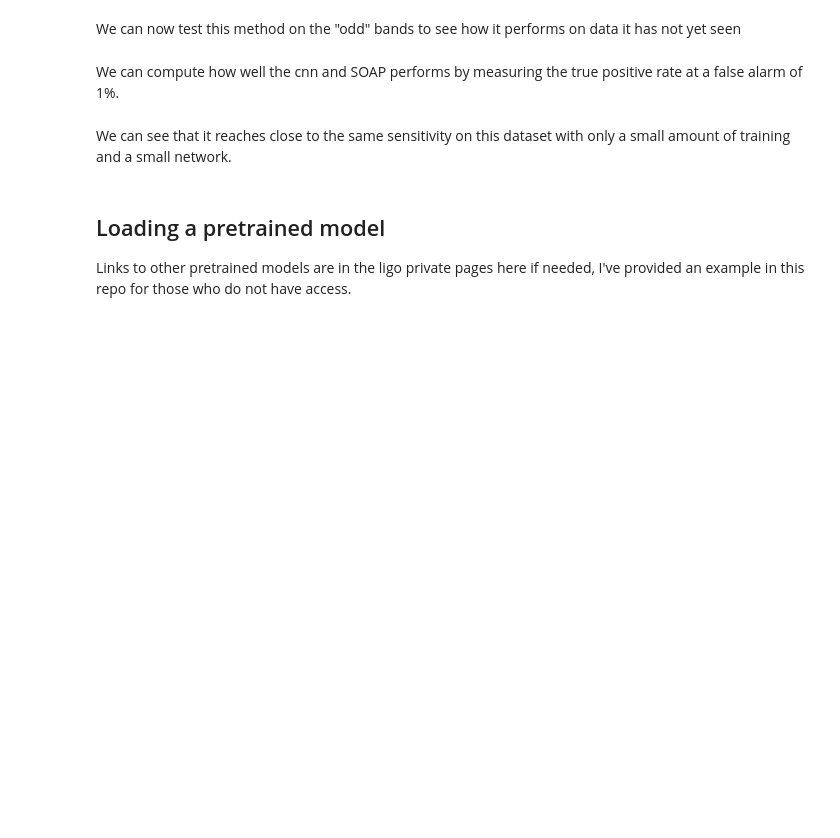
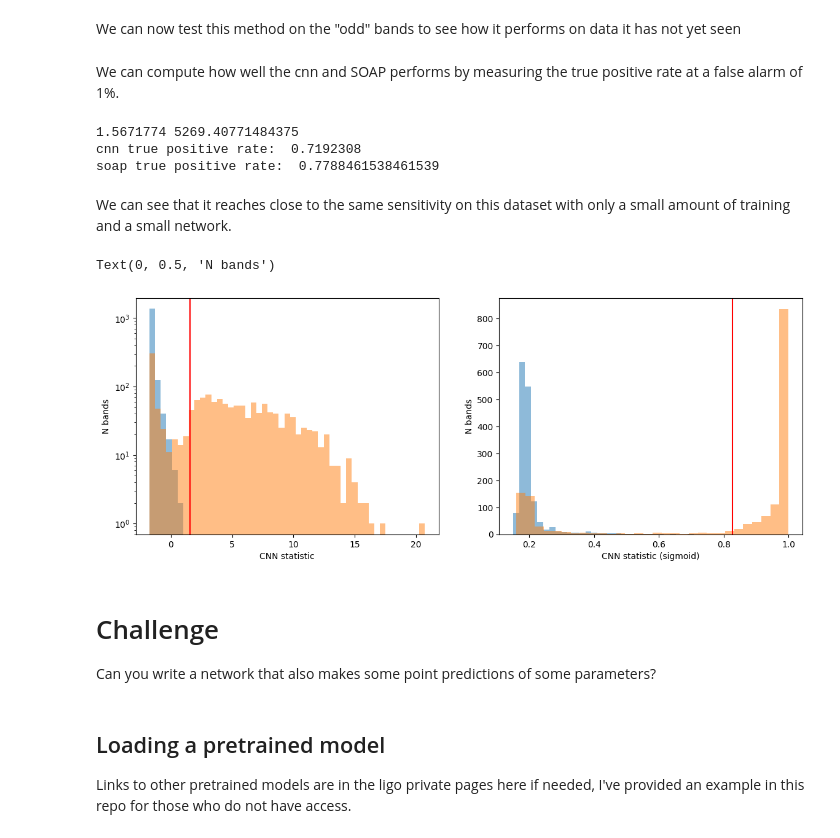
Before and after one commit to jcbayley/cwworkshop, a Jupyter notebook: cwworkshop_soap.ipynb, the cells around one changed output. Drawn from its saved outputs; the diff is of its cells as text; code cells hidden in the pictures; blank space fills up the shorter version.

```diff
--- a/cwworkshop_soap.ipynb
+++ b/cwworkshop_soap.ipynb
@@ -418 +501,3 @@ def train_batch(model, optimiser, loss_function, data, labels, train=True):
+# %%
+norm_const = even_imgs.max()
 # %% [markdown]
@@ -420,6 +505,6 @@ Move all the data to the GPU (if the gpu is available)
 # %%
-even_imgs = torch.Tensor(even_imgs).to(device)
-odd_imgs = torch.Tensor(odd_imgs).to(device)
+even_imgs = torch.Tensor(even_imgs).to(device)/norm_const
+odd_imgs = torch.Tensor(odd_imgs).to(device)/norm_const
 even_onehotlabels = even_onehotlabels.to(device)
 odd_onehotlabels = odd_onehotlabels.to(device)
 # %% [markdown]
@@ -462,28 +570,42 @@ with torch.no_grad():
 # %% [markdown]
 We can compute how well the cnn and SOAP performs by measuring the true positive rate at a false alarm of 1%.
 # %%
+# compute 1% false alarm from noise only bands
 cnn_99per = sorted(odd_outputs[odd_labels==0][:,0])[int(0.99*len(odd_outputs[odd_labels==0]))]
 soap_99per = sorted(odd_soapouts[odd_labels==0])[int(0.99*len(odd_outputs[odd_labels==0]))]
 print(cnn_99per.numpy(), soap_99per)
+# compute fraction of signals that cross the 1% false alarm (efficiency)
 cnn_sigfrac = sum(odd_outputs[odd_labels==1][:,1] > cnn_99per)/len(odd_outputs[odd_labels==1])
 soap_sigfrac = sum(odd_soapouts[odd_labels==1] > soap_99per)/len(odd_outputs[odd_labels==1])
 print("cnn true positive rate: ", cnn_sigfrac.numpy())
 print("soap true positive rate: ", soap_sigfrac)
+# %% [output]
+1.5671774 5269.40771484375
+cnn true positive rate:  0.7192308
+soap true positive rate:  0.7788461538461539
 # %% [markdown]
 We can see that it reaches close to the same sensitivity on this dataset with only a small amount of training and a small network.
 # %%
 fig, ax = plt.subplots(ncols = 2, figsize=(14,5))
-h11 = ax[0].hist(odd_outputs[odd_labels==0][:,1], bins=np.arange(-1,50), alpha=0.5)
-h12 = ax[0].hist(odd_outputs[odd_labels==1][:,1], bins=np.arange(-1,50), alpha=0.5)
+bins = np.linspace(odd_outputs[odd_labels==0][:,1].min(), odd_outputs[odd_labels==1][:,1].max(), 50)
+h11 = ax[0].hist(odd_outputs[odd_labels==0][:,1], bins=bins, alpha=0.5)
+h12 = ax[0].hist(odd_outputs[odd_labels==1][:,1], bins=bins, alpha=0.5)
 ax[0].axvline(cnn_99per, color="r")
 ax[0].set_yscale("log")
 h11 = ax[1].hist(torch.nn.functional.sigmoid(odd_outputs[odd_labels==0][:,1]), bins=30, alpha=0.5)
 h12 = ax[1].hist(torch.nn.functional.sigmoid(odd_outputs[odd_labels==1][:,1]), bins=30, alpha=0.5)
 ax[1].axvline(torch.nn.functional.sigmoid(cnn_99per), color="r")
 ax[0].set_xlabel("CNN statistic")
 ax[1].set_xlabel("CNN statistic (sigmoid)")
 ax[0].set_ylabel("N bands")
 ax[1].set_ylabel("N bands")
+# %% [output]
+Text(0, 0.5, 'N bands')
+[figure, added]
+# %% [markdown]
+# Challenge
+
+Can you write a network that also makes some point predictions of some parameters?
 # %% [markdown]
 ## Loading a pretrained model
 Links to other pretrained models are in the ligo private pages here if needed, I've provided an example in this repo for those who do not have access.
```
Also changed, not shown: parts of 57 cells of this notebook, 4 other files.
